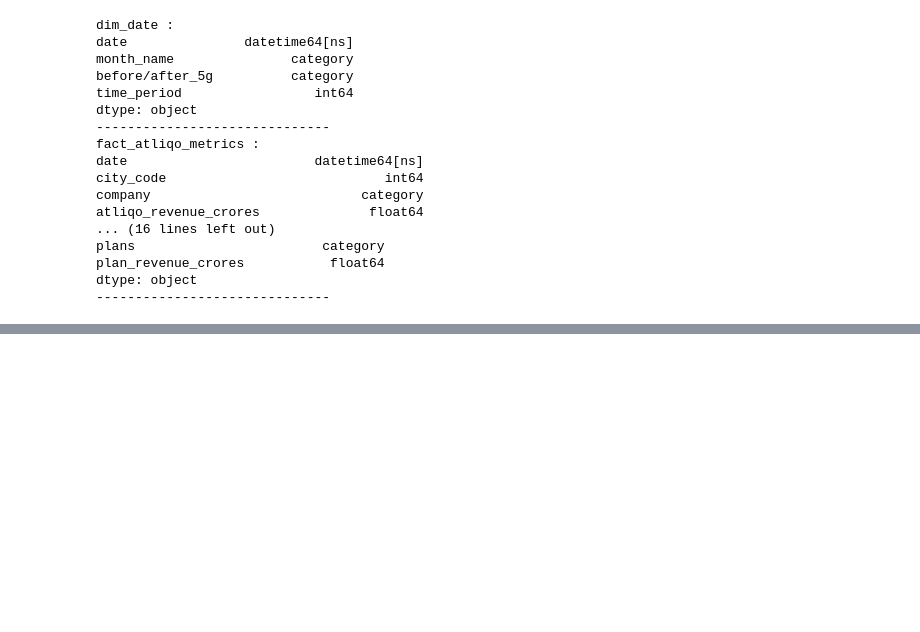
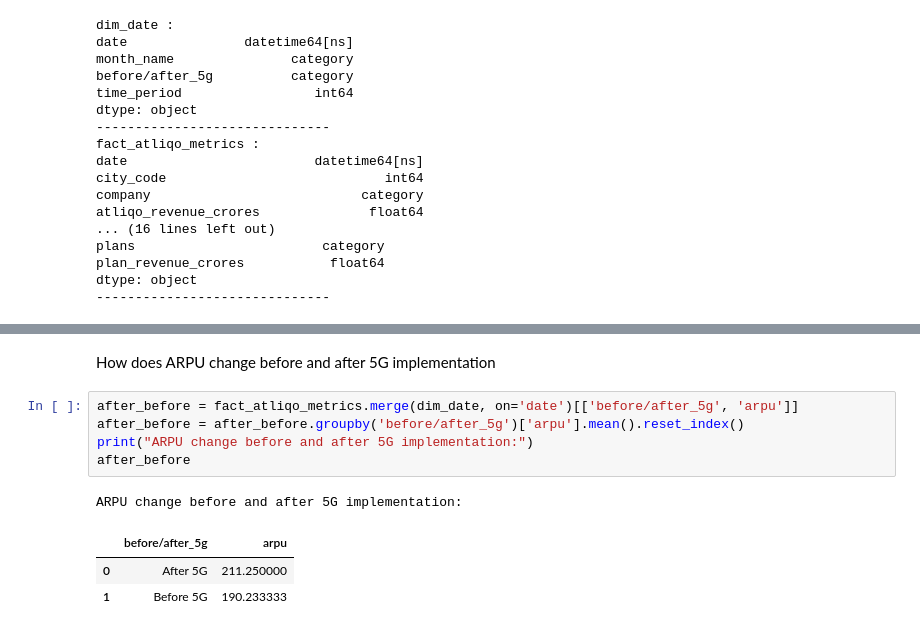
Before and after one commit to Shandeep-Raula/Pre-vs-Post-5G-Performance-Insights-and-KPI-Analysis, a Jupyter notebook: Python/EDA.ipynb, the cells around one changed output, grey strips where cells are left out. Cells and saved outputs as stored; diff of their text form; blank space fills up the shorter version.

```diff
--- a/Python/EDA.ipynb
+++ b/Python/EDA.ipynb
@@ -198,0 +304,12 @@ dtype: object
+# %% [markdown]
+How does ARPU change before and after 5G implementation
+# %%
+after_before = fact_atliqo_metrics.merge(dim_date, on='date')[['before/after_5g', 'arpu']]
+after_before = after_before.groupby('before/after_5g')['arpu'].mean().reset_index()
+print("ARPU change before and after 5G implementation:")
+after_before
+# %% [output]
+ARPU change before and after 5G implementation:
+|  | before/after_5g | arpu |
+| 0 | After 5G | 211.250000 |
+| 1 | Before 5G | 190.233333 |
```
Also changed, not shown: parts of 8 cells of this notebook.
